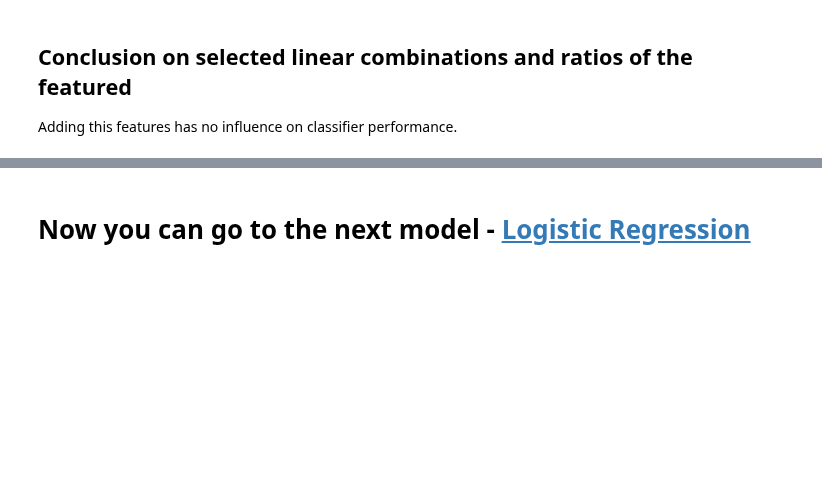
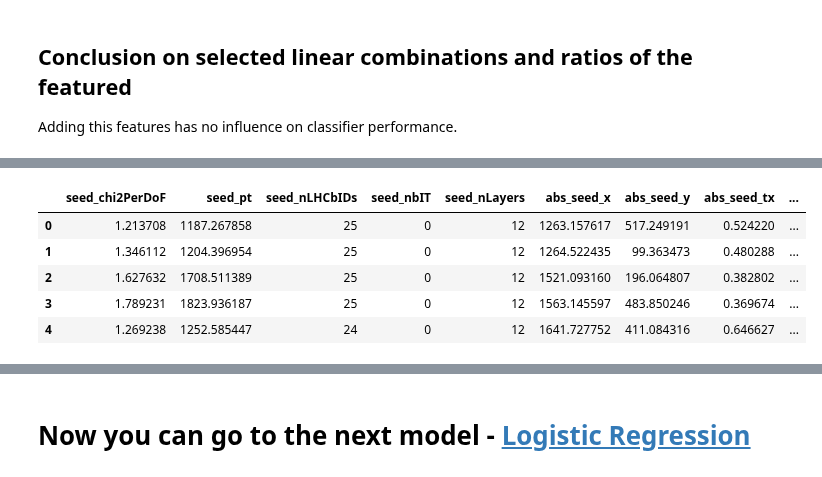
Before and after one commit to adendek/DownstreamTracking, a Jupyter notebook: SeedClasifier/BDT-XGBoost.ipynb, the cells around one changed output, grey strips where cells are left out. Saved outputs shown, nothing was run; the diff lists cells and outputs as text; code cells hidden in the pictures; blank space fills up the shorter version.

```diff
--- a/SeedClasifier/BDT-XGBoost.ipynb
+++ b/SeedClasifier/BDT-XGBoost.ipynb
@@ -809 +727,10 @@ Speedup the classifier
+# %%
+new_features.head()
+# %% [output]
+|  | seed_chi2PerDoF | seed_pt | seed_nLHCbIDs | seed_nbIT | seed_nLayers | abs_seed_x | abs_seed_y | abs_seed_tx | ... |
+| 0 | 1.213708 | 1187.267858 | 25 | 0 | 12 | 1263.157617 | 517.249191 | 0.524220 | ... |
+| 1 | 1.346112 | 1204.396954 | 25 | 0 | 12 | 1264.522435 | 99.363473 | 0.480288 | ... |
+| 2 | 1.627632 | 1708.511389 | 25 | 0 | 12 | 1521.093160 | 196.064807 | 0.382802 | ... |
+| 3 | 1.789231 | 1823.936187 | 25 | 0 | 12 | 1563.145597 | 483.850246 | 0.369674 | ... |
+| 4 | 1.269238 | 1252.585447 | 24 | 0 | 12 | 1641.727752 | 411.084316 | 0.646627 | ... |
 # %%
```
Also changed, not shown: parts of 38 cells of this notebook.
